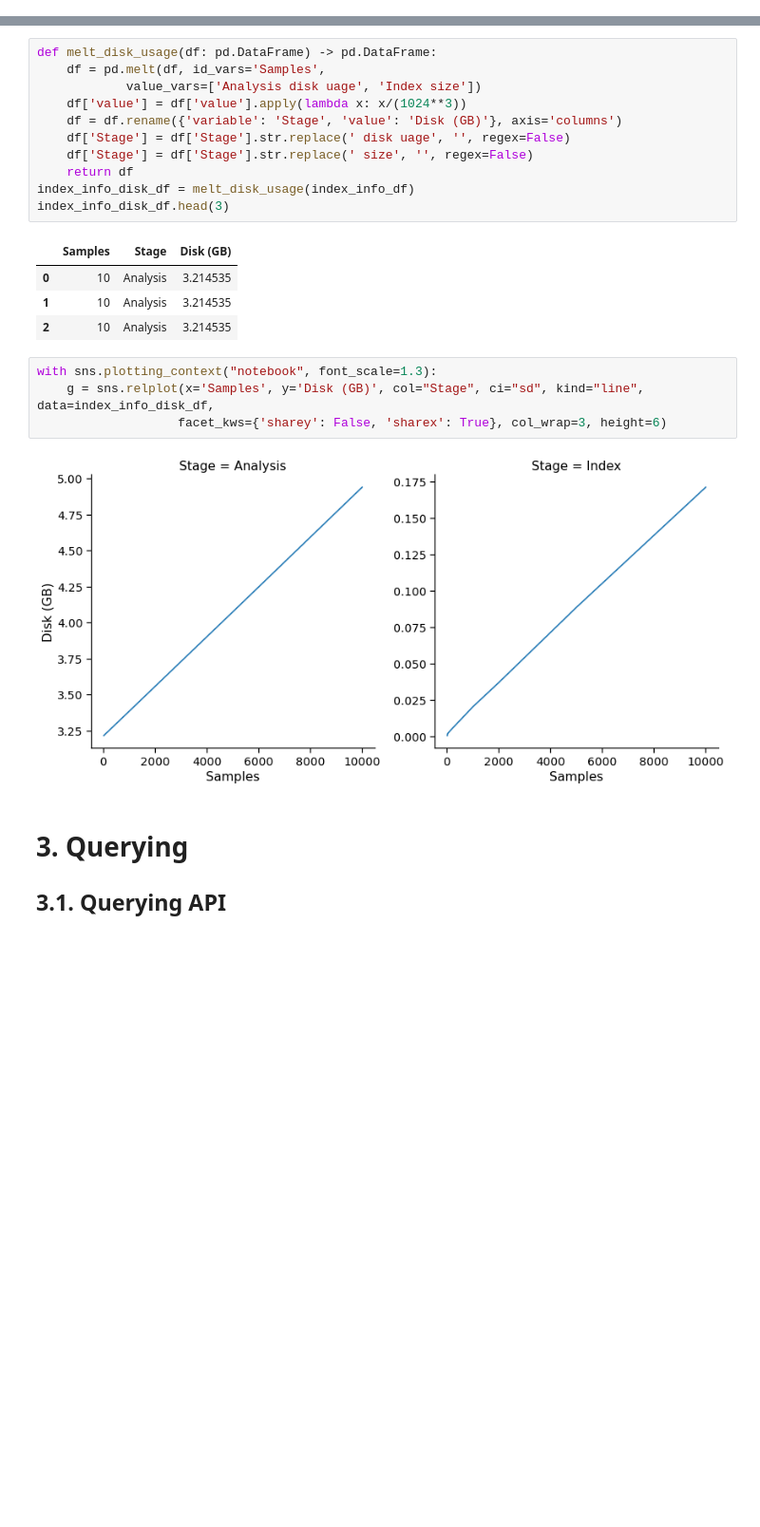
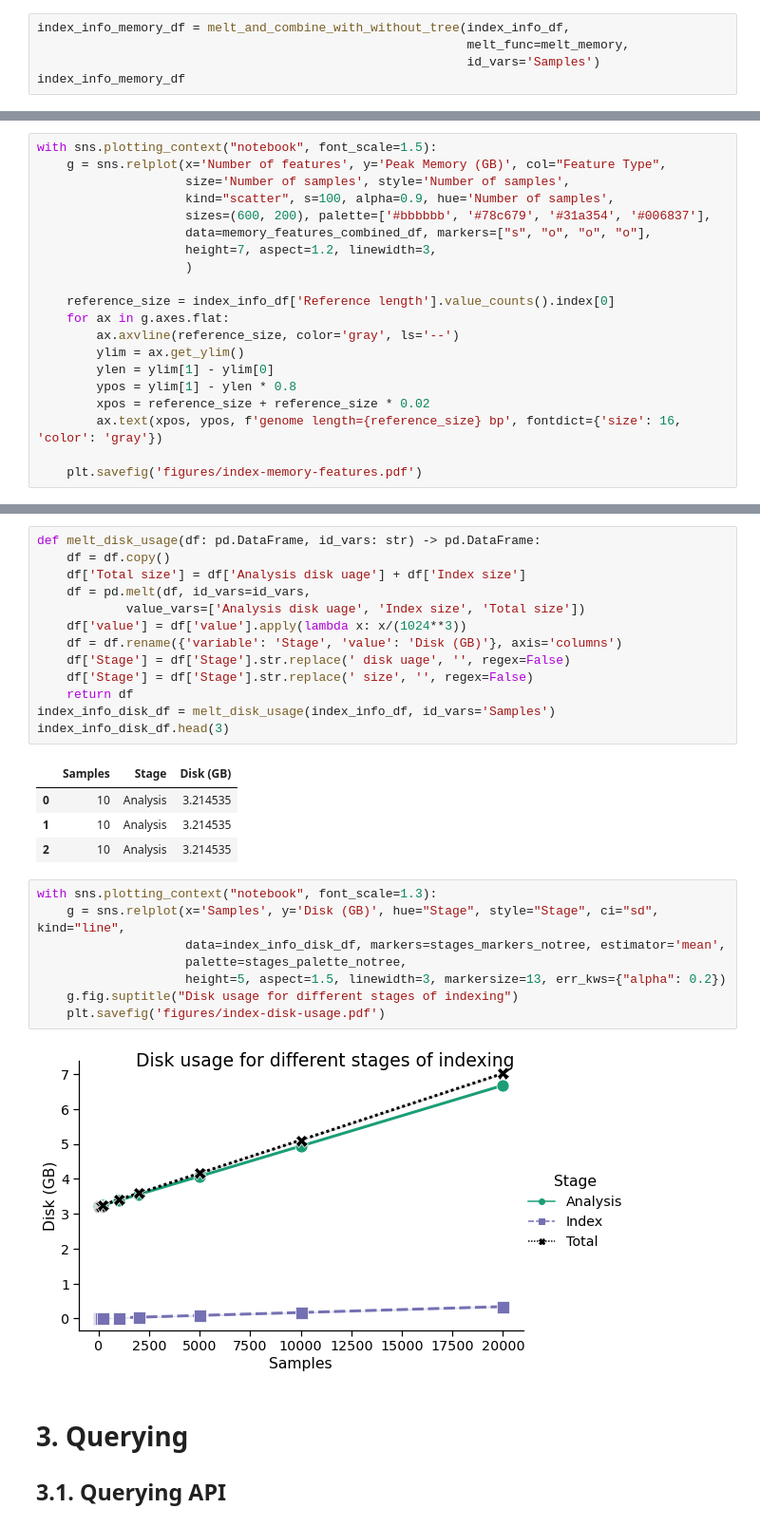
Before and after one commit to apetkau/genomics-data-index-evaluation-manuscript, a Jupyter notebook: evaluations/sars-cov-2/5-compare-results.ipynb, the cells around one changed output, grey strips where cells are left out. Shown at 95% size. Saved outputs shown, nothing was run; the diff lists cells and outputs as text; blank space fills up the shorter version.

```diff
--- a/evaluations/sars-cov-2/5-compare-results.ipynb
+++ b/evaluations/sars-cov-2/5-compare-results.ipynb
@@ -142,0 +136,5 @@ with sns.plotting_context("notebook", font_scale=1.3):
+# %%
+index_info_memory_df = melt_and_combine_with_without_tree(index_info_df,
+                                                          melt_func=melt_memory,
+                                                          id_vars='Samples')
+index_info_memory_df
@@ -142,0 +207,20 @@ with sns.plotting_context("notebook", font_scale=1.3):
+# %%
+with sns.plotting_context("notebook", font_scale=1.5):
+    g = sns.relplot(x='Number of features', y='Peak Memory (GB)', col="Feature Type",
+                    size='Number of samples', style='Number of samples',
+                    kind="scatter", s=100, alpha=0.9, hue='Number of samples',
+                    sizes=(600, 200), palette=['#bbbbbb', '#78c679', '#31a354', '#006837'],
+                    data=memory_features_combined_df, markers=["s", "o", "o", "o"],
+                    height=7, aspect=1.2, linewidth=3,
+                    )
+
+    reference_size = index_info_df['Reference length'].value_counts().index[0]
+    for ax in g.axes.flat:
+        ax.axvline(reference_size, color='gray', ls='--')
+        ylim = ax.get_ylim()
+        ylen = ylim[1] - ylim[0]
+        ypos = ylim[1] - ylen * 0.8
+        xpos = reference_size + reference_size * 0.02
+        ax.text(xpos, ypos, f'genome length={reference_size} bp', fontdict={'size': 16, 'color': 'gray'})
+
+    plt.savefig('figures/index-memory-features.pdf')
@@ -145,13 +231,15 @@ with sns.plotting_context("notebook", font_scale=1.3):
 # %%
-def melt_disk_usage(df: pd.DataFrame) -> pd.DataFrame:
-    df = pd.melt(df, id_vars='Samples',
-            value_vars=['Analysis disk uage', 'Index size'])
+def melt_disk_usage(df: pd.DataFrame, id_vars: str) -> pd.DataFrame:
+    df = df.copy()
+    df['Total size'] = df['Analysis disk uage'] + df['Index size']
+    df = pd.melt(df, id_vars=id_vars,
+            value_vars=['Analysis disk uage', 'Index size', 'Total size'])
     df['value'] = df['value'].apply(lambda x: x/(1024**3))
     df = df.rename({'variable': 'Stage', 'value': 'Disk (GB)'}, axis='columns')
     df['Stage'] = df['Stage'].str.replace(' disk uage', '', regex=False)
     df['Stage'] = df['Stage'].str.replace(' size', '', regex=False)
     return df
-index_info_disk_df = melt_disk_usage(index_info_df)
+index_info_disk_df = melt_disk_usage(index_info_df, id_vars='Samples')
 index_info_disk_df.head(3)
 # %% [output]
 |  | Samples | Stage | Disk (GB) |
@@ -160,10 +248,14 @@ index_info_disk_df.head(3)
 | 2 | 10 | Analysis | 3.214535 |
 # %%
 with sns.plotting_context("notebook", font_scale=1.3):
-    g = sns.relplot(x='Samples', y='Disk (GB)', col="Stage", ci="sd", kind="line", data=index_info_disk_df,
-                   facet_kws={'sharey': False, 'sharex': True}, col_wrap=3, height=6)
+    g = sns.relplot(x='Samples', y='Disk (GB)', hue="Stage", style="Stage", ci="sd", kind="line",
+                    data=index_info_disk_df, markers=stages_markers_notree, estimator='mean',
+                    palette=stages_palette_notree,
+                    height=5, aspect=1.5, linewidth=3, markersize=13, err_kws={"alpha": 0.2})
+    g.fig.suptitle("Disk usage for different stages of indexing")
+    plt.savefig('figures/index-disk-usage.pdf')
 # %% [output]
-[figure, old version]
+[figure, new version]
 # %% [markdown]
 # 3. Querying
 
```
Also changed, not shown: parts of 54 cells of this notebook.
